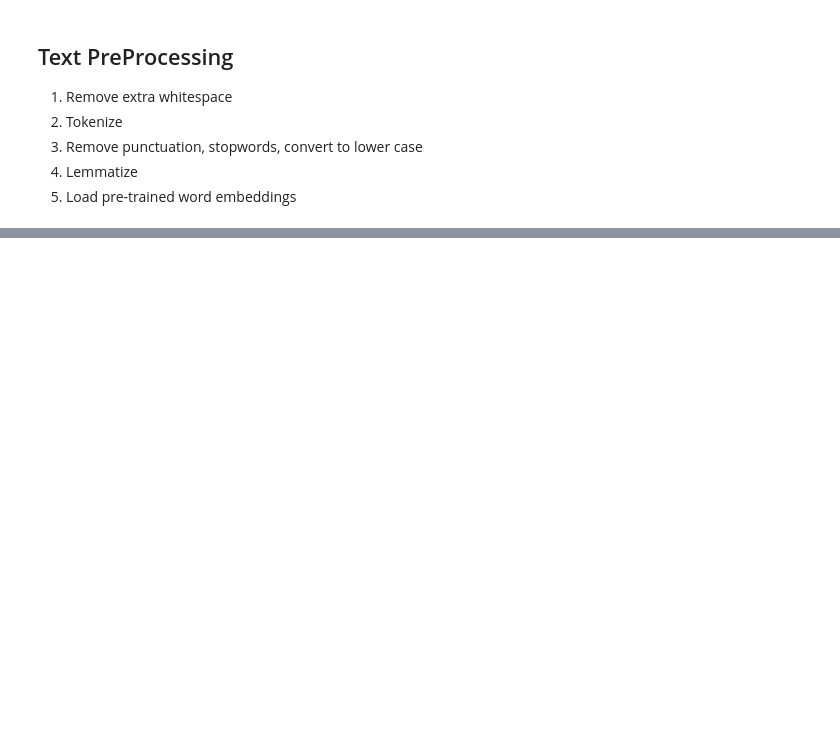
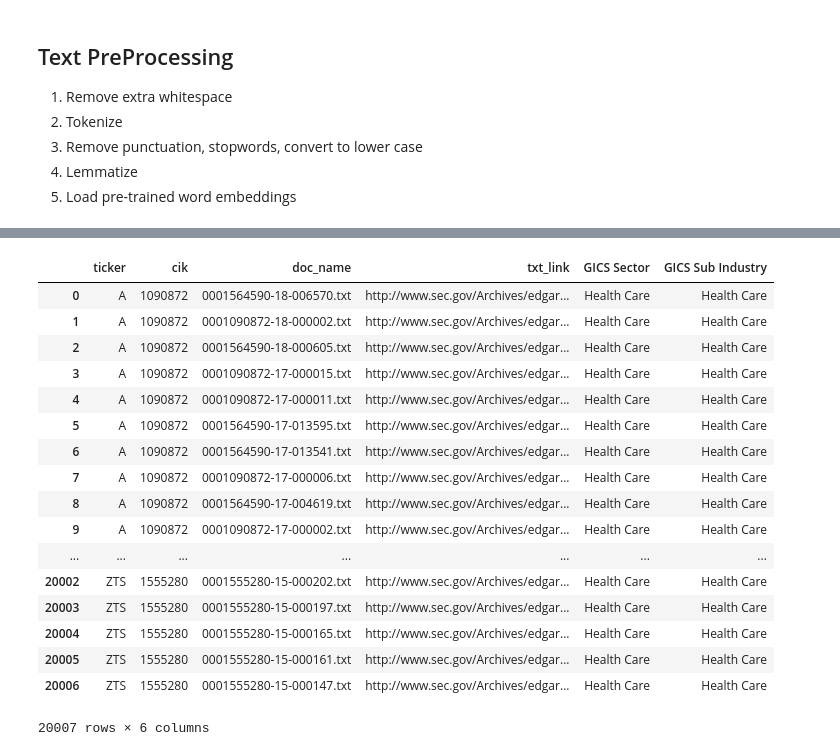
Before and after one commit to yiaktan/NLP-Stock-Prediction, a Jupyter notebook: Data Collection & PreProcessing.ipynb, the cells around one changed output, grey strips where cells are left out. Drawn from its saved outputs; the diff is of its cells as text; code cells hidden in the pictures; blank space fills up the shorter version.

```diff
--- a/Data Collection & PreProcessing.ipynb
+++ b/Data Collection & PreProcessing.ipynb
@@ -408,0 +531,21 @@ cleanup_text(text)
+# %%
+pd.read_pickle("Pickles/doc_links_df.pkl")
+# %% [output]
+|  | ticker | cik | doc_name | txt_link | GICS Sector | GICS Sub Industry |
+| 0 | A | 1090872 | 0001564590-18-006570.txt | http://www.sec.gov/Archives/edgar... | Health Care | Health Care |
+| 1 | A | 1090872 | 0001090872-18-000002.txt | http://www.sec.gov/Archives/edgar... | Health Care | Health Care |
+| 2 | A | 1090872 | 0001564590-18-000605.txt | http://www.sec.gov/Archives/edgar... | Health Care | Health Care |
+| 3 | A | 1090872 | 0001090872-17-000015.txt | http://www.sec.gov/Archives/edgar... | Health Care | Health Care |
+| 4 | A | 1090872 | 0001090872-17-000011.txt | http://www.sec.gov/Archives/edgar... | Health Care | Health Care |
+| 5 | A | 1090872 | 0001564590-17-013595.txt | http://www.sec.gov/Archives/edgar... | Health Care | Health Care |
+| 6 | A | 1090872 | 0001564590-17-013541.txt | http://www.sec.gov/Archives/edgar... | Health Care | Health Care |
+| 7 | A | 1090872 | 0001090872-17-000006.txt | http://www.sec.gov/Archives/edgar... | Health Care | Health Care |
+| 8 | A | 1090872 | 0001564590-17-004619.txt | http://www.sec.gov/Archives/edgar... | Health Care | Health Care |
+| 9 | A | 1090872 | 0001090872-17-000002.txt | http://www.sec.gov/Archives/edgar... | Health Care | Health Care |
+| ... | ... | ... | ... | ... | ... | ... |
+| 20002 | ZTS | 1555280 | 0001555280-15-000202.txt | http://www.sec.gov/Archives/edgar... | Health Care | Health Care |
+| 20003 | ZTS | 1555280 | 0001555280-15-000197.txt | http://www.sec.gov/Archives/edgar... | Health Care | Health Care |
+| 20004 | ZTS | 1555280 | 0001555280-15-000165.txt | http://www.sec.gov/Archives/edgar... | Health Care | Health Care |
+| 20005 | ZTS | 1555280 | 0001555280-15-000161.txt | http://www.sec.gov/Archives/edgar... | Health Care | Health Care |
+| 20006 | ZTS | 1555280 | 0001555280-15-000147.txt | http://www.sec.gov/Archives/edgar... | Health Care | Health Care |
+20007 rows × 6 columns
```
Also changed, not shown: parts of 22 cells of this notebook.
